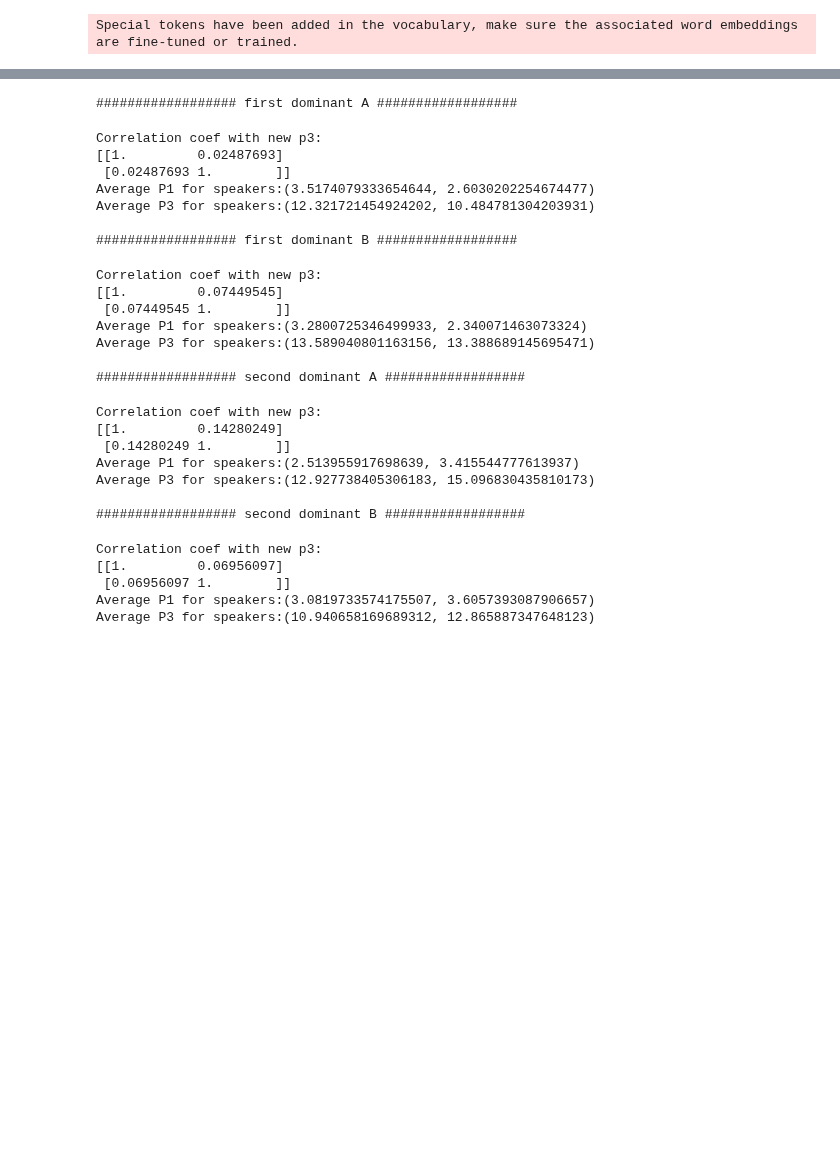
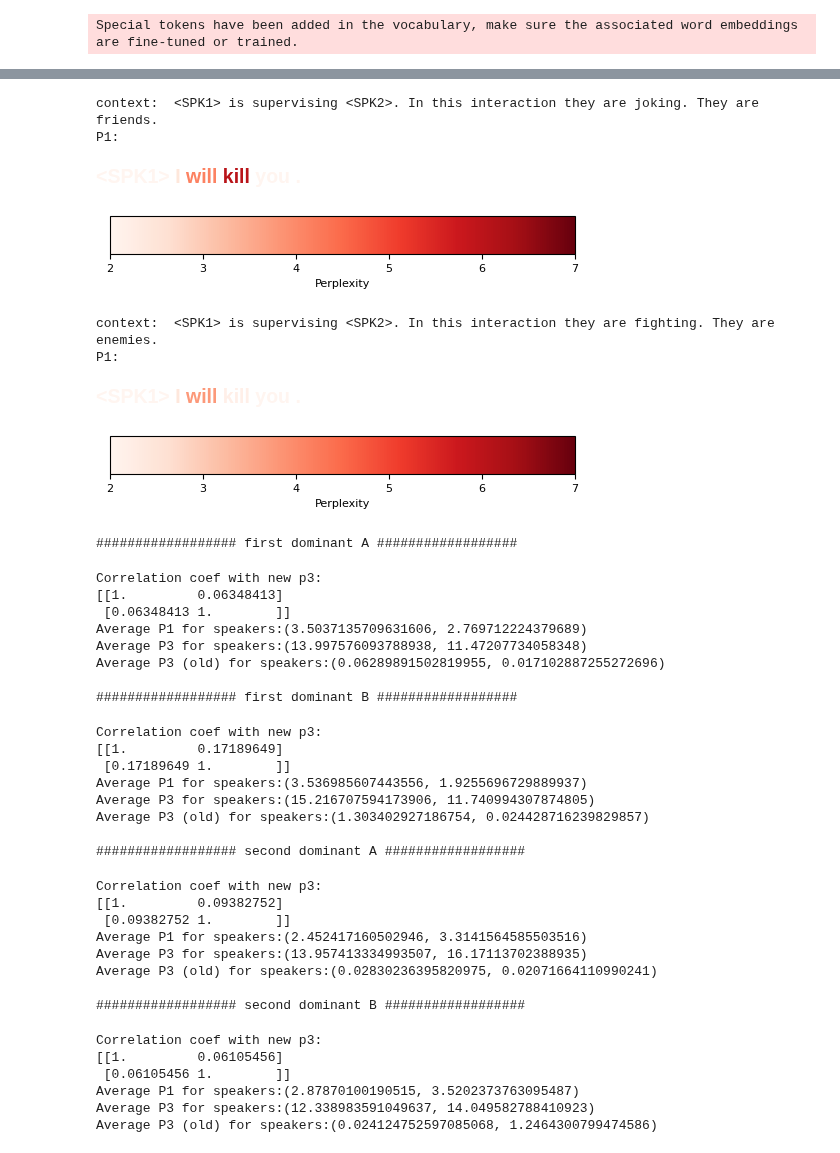
Before and after one commit to serenabono/conversational_dominance, a Jupyter notebook: notebooks/proof_of_concept.ipynb, the cells around one changed output, grey strips where cells are left out. Cells and saved outputs as stored; diff of their text form; code cells hidden in the pictures; blank space fills up the shorter version.

```diff
--- a/notebooks/proof_of_concept.ipynb
+++ b/notebooks/proof_of_concept.ipynb
@@ -417,3 +496,29 @@ No artists with labels found to put in legend.  Note that artists whose label st
+# %%
+dialog_first_dominant_simple = """
+<SPK1> I will kill you.
+"""
+
+dialog, matches = preprocess(dialog_first_dominant_simple)
+for pre_context in [
+    "<SPK1> is supervising <SPK2>. In this interaction they are joking. They are friends. ",
+    "<SPK1> is supervising <SPK2>. In this interaction they are fighting. They are enemies. "
+    ]:
+    tokens = [tokenizer(section, return_tensors="pt", return_offsets_mapping=True).input_ids[0] for section in dialog]
+    perplexity_scores_p1 = p1_new(dialog, pre_context=pre_context)
+    perplexity_scores_p3 = p3_new(dialog, pre_context=pre_context)
+
+    print("context: ", pre_context)
+    print("P1:")
+    display_colored_sentences(tokens, perplexity_scores_p1, bound = (2, 7))
+# %% [output]
+context:  <SPK1> is supervising <SPK2>. In this interaction they are joking. They are friends.
+P1:
+<SPK1> I will kill you .
+[figure, added]
+context:  <SPK1> is supervising <SPK2>. In this interaction they are fighting. They are enemies.
+P1:
+<SPK1> I will kill you .
+[figure, added]
 # %%
 # Try different dialogs with the same context
 
@@ -435,38 +540,44 @@ for title, text in texts:
     perplexity_scores_p3 = p3_new(dialog, pre_context=pre_context)
     perplexity_scores_p3_backup = perplexity_scores_p3.copy()
     perplexity_scores_p3 = agg_p3_new(tokens, perplexity_scores_p3)
+    perplexity_scores_p3_old = compute_p3(dialog, perplexity_scores_p1)
 
     perplexity_scores_p1 = p1_use_next_token_ppl_for_speaker_begin_token(tokens, perplexity_scores_p1)
     print("Correlation coef with new p3:")
     print(np.corrcoef(perplexity_scores_p1[1:], perplexity_scores_p3[1:]))
     print(f"Average P1 for speakers:{mean_p_per_speaker(tokens, perplexity_scores_p1)}")
     print(f"Average P3 for speakers:{mean_p_per_speaker(tokens, perplexity_scores_p3)}")
+    print(f"Average P3 (old) for speakers:{mean_p_per_speaker(tokens, perplexity_scores_p3_old)}")
     print()
 # %% [output]
 ################## first dominant A ##################
 Correlation coef with new p3:
-[[1.         0.02487693]
- [0.02487693 1.        ]]
-Average P1 for speakers:(3.5174079333654644, 2.6030202254674477)
-Average P3 for speakers:(12.321721454924202, 10.484781304203931)
+[[1.         0.06348413]
+ [0.06348413 1.        ]]
+Average P1 for speakers:(3.5037135709631606, 2.769712224379689)
+Average P3 for speakers:(13.997576093788938, 11.47207734058348)
+Average P3 (old) for speakers:(0.06289891502819955, 0.017102887255272696)
 
 ################## first dominant B ##################
 Correlation coef with new p3:
-[[1.         0.07449545]
- [0.07449545 1.        ]]
-Average P1 for speakers:(3.2800725346499933, 2.340071463073324)
-Average P3 for speakers:(13.589040801163156, 13.388689145695471)
+[[1.         0.17189649]
+ [0.17189649 1.        ]]
+Average P1 for speakers:(3.536985607443556, 1.9255696729889937)
+Average P3 for speakers:(15.216707594173906, 11.740994307874805)
+Average P3 (old) for speakers:(1.303402927186754, 0.024428716239829857)
 
 ################## second dominant A ##################
 Correlation coef with new p3:
-[[1.         0.14280249]
- [0.14280249 1.        ]]
-Average P1 for speakers:(2.513955917698639, 3.415544777613937)
-Average P3 for speakers:(12.927738405306183, 15.096830435810173)
+[[1.         0.09382752]
+ [0.09382752 1.        ]]
+Average P1 for speakers:(2.452417160502946, 3.3141564585503516)
+Average P3 for speakers:(13.957413334993507, 16.17113702388935)
+Average P3 (old) for speakers:(0.02830236395820975, 0.02071664110990241)
 
 ################## second dominant B ##################
 Correlation coef with new p3:
-[[1.         0.06956097]
- [0.06956097 1.        ]]
-Average P1 for speakers:(3.0819733574175507, 3.6057393087906657)
-Average P3 for speakers:(10.940658169689312, 12.865887347648123)
+[[1.         0.06105456]
+ [0.06105456 1.        ]]
+Average P1 for speakers:(2.87870100190515, 3.5202373763095487)
+Average P3 for speakers:(12.338983591049637, 14.049582788410923)
+Average P3 (old) for speakers:(0.024124752597085068, 1.2464300799474586)
```
Also changed, not shown: parts of 6 cells of this notebook, 1 other file.
